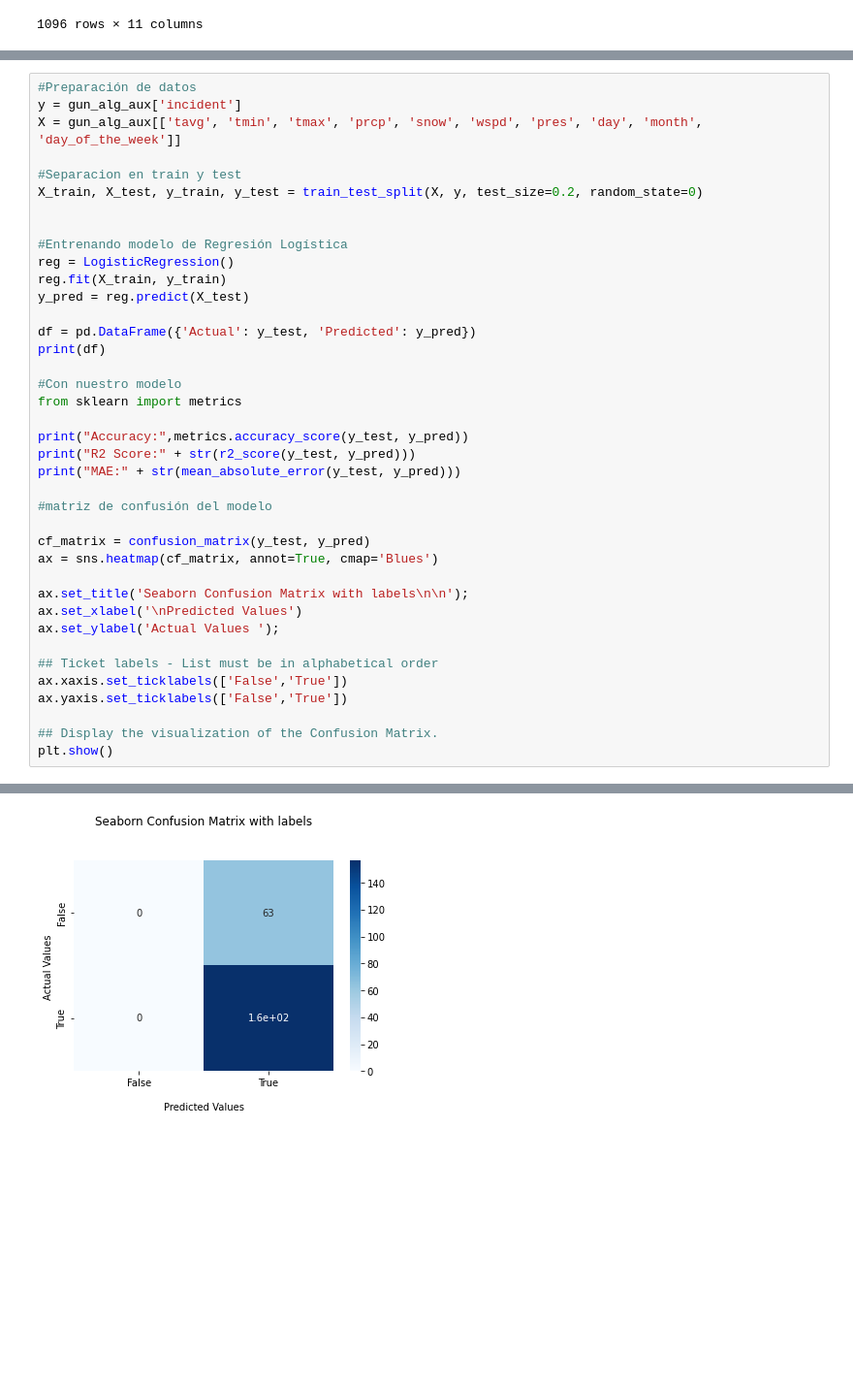
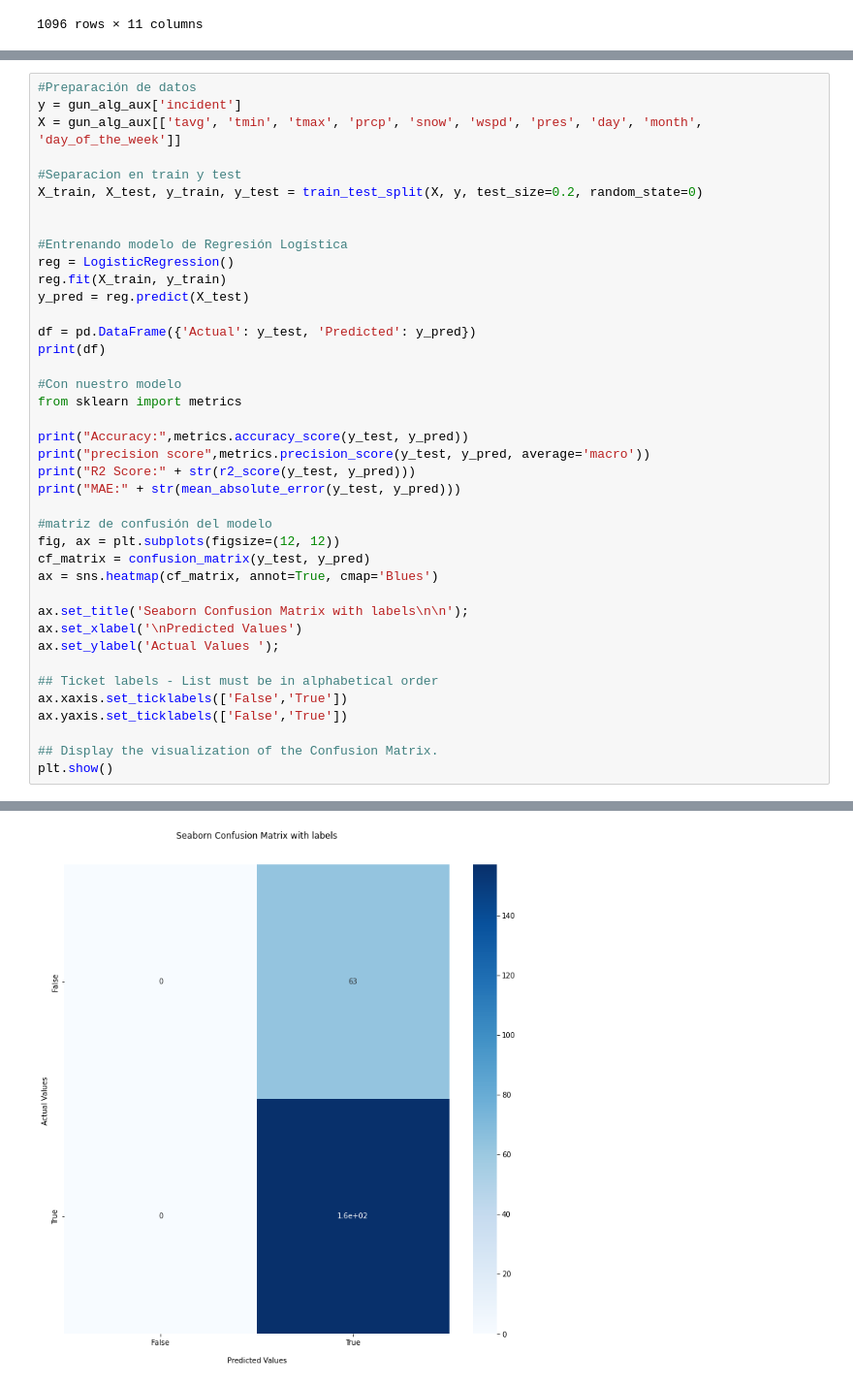
Before and after one commit to hdelgado-web/coderhouse, a Jupyter notebook: proyecto_final/machine_learning_model.ipynb, the cells around one changed output, grey strips where cells are left out. Shown at 97% size. Saved outputs shown, nothing was run; the diff lists cells and outputs as text; blank space fills up the shorter version.

```diff
--- a/proyecto_final/machine_learning_model.ipynb
+++ b/proyecto_final/machine_learning_model.ipynb
@@ -265,11 +270,12 @@ print(df)
 from sklearn import metrics
 
 print("Accuracy:",metrics.accuracy_score(y_test, y_pred))
+print("precision score",metrics.precision_score(y_test, y_pred, average='macro'))
 print("R2 Score:" + str(r2_score(y_test, y_pred)))
 print("MAE:" + str(mean_absolute_error(y_test, y_pred)))
 
 #matriz de confusión del modelo
-
+fig, ax = plt.subplots(figsize=(12, 12))
 cf_matrix = confusion_matrix(y_test, y_pred)
 ax = sns.heatmap(cf_matrix, annot=True, cmap='Blues')
 
@@ -312,4 +320,4 @@ Please also refer to the documentation for alternative solver options:
-[figure, old version]
+[figure, new version]
 # %%
 #Preparación de datos
 y = gun_alg_aux['incident']
```
Also changed, not shown: parts of 7 cells of this notebook.
